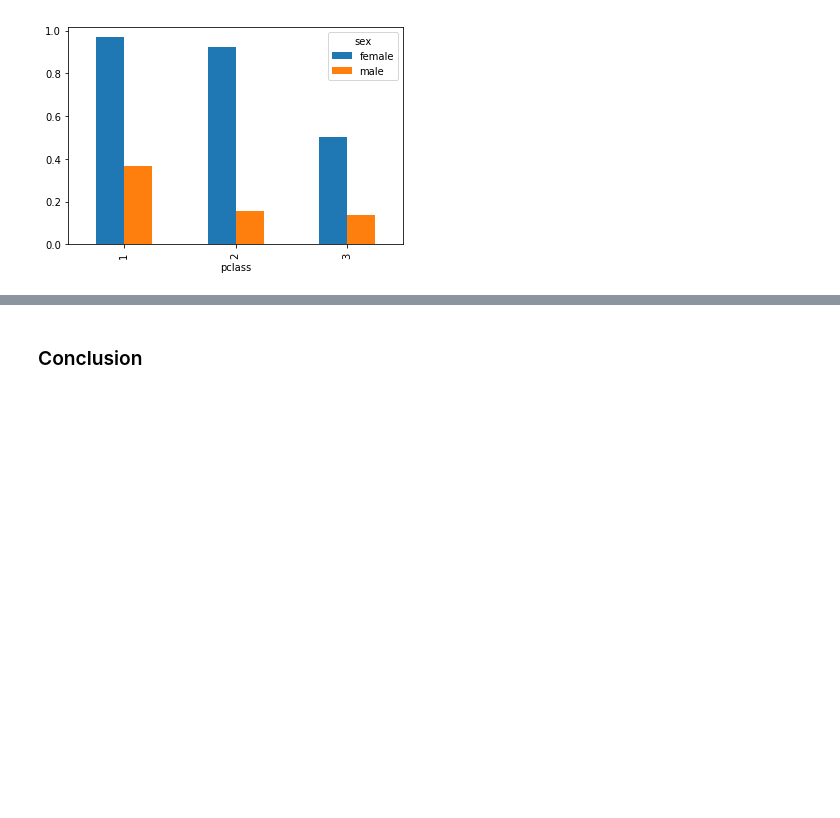
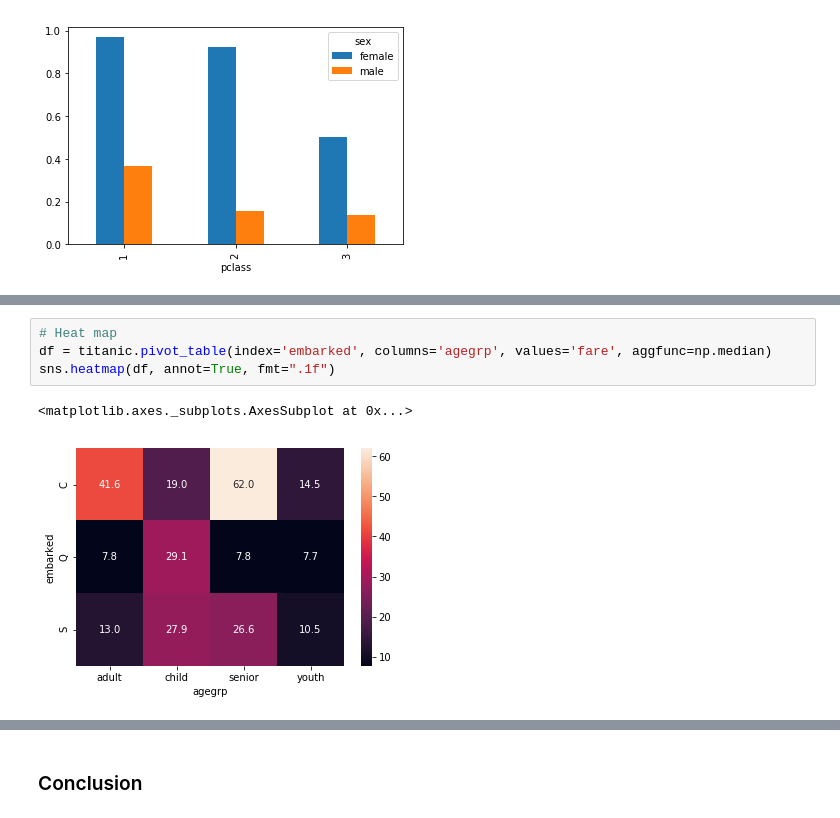
Before and after one commit to georgeliu1998/dand, a Jupyter notebook: P2/p2.ipynb, the cells around one changed output, grey strips where cells are left out. Saved outputs shown, nothing was run; the diff lists cells and outputs as text; blank space fills up the shorter version.

```diff
--- a/P2/p2.ipynb
+++ b/P2/p2.ipynb
@@ -207,0 +230,7 @@ titanic.groupby(['pclass', 'sex'])['survived'].agg('mean').unstack().plot(kind='
+# %%
+# Heat map
+df = titanic.pivot_table(index='embarked', columns='agegrp', values='fare', aggfunc=np.median)
+sns.heatmap(df, annot=True, fmt=".1f")
+# %% [output]
+<matplotlib.axes._subplots.AxesSubplot at 0x...>
+[figure, added]
```
Also changed, not shown: parts of 6 cells of this notebook.
